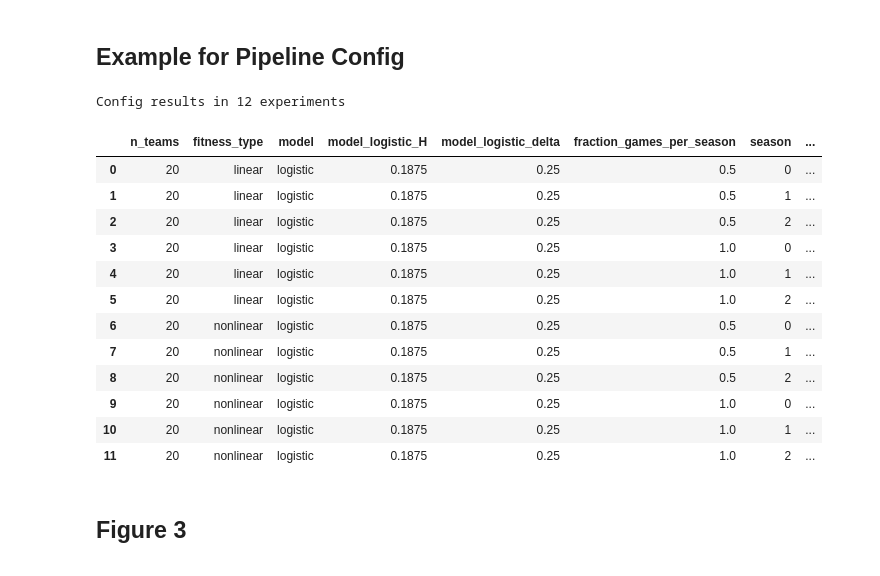
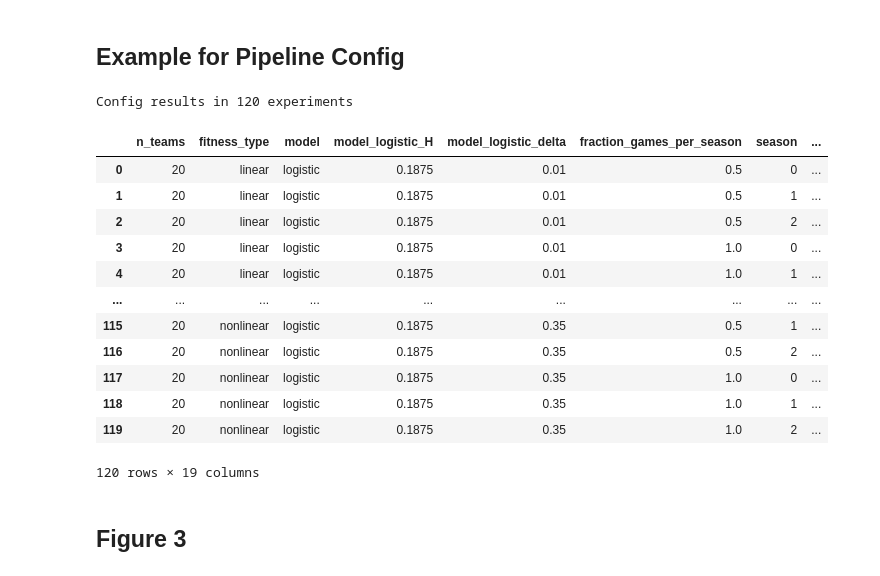
Before and after one commit to nicolas-kuechler/eth-sports-networks-2021, a Jupyter notebook: project.ipynb, the cells around one changed output. Saved outputs shown, nothing was run; the diff lists cells and outputs as text; code cells hidden in the pictures.

```diff
--- a/project.ipynb
+++ b/project.ipynb
@@ -380,34 +380,34 @@ def drop_additional_cols(df1):
 # %%
 # configure here the experiments (the pipeline will create a cross product for every element in a list)
 config = {
     "n_teams": [20],
     "fitness": [{"type": "linear"},
                 {"type": "nonlinear", "alpha": [1], "beta":[0.4], "gamma": ["fix"] }],
-    "model": [{"type": "logistic", "H": [0.1875], "delta": [0.25] }],
+    "model": [{"type": "logistic", "H": [0.1875], "delta": np.linspace(0.01,0.35, 10) }],
     "fraction_games_per_season":  [0.5, 1], # P in paper (can only be between [0,1])
     "n_seasons": 3, # number of repetitions
     "ranking_algos": ["pagerank", "bipagerank", "winratio"],
-    "metrics": ["top5_avg_rank", "kendall", "auc"]
+    "metrics": ["kendall", "auc", "top5_avg_rank"]
 }
 
 df = build_df(config)
 
 display(drop_additional_cols(df))
 # %% [output]
-Config results in 12 experiments
+Config results in 120 experiments
 |  | n_teams | fitness_type | model | model_logistic_H | model_logistic_delta | fraction_games_per_season | season | ... |
-| 0 | 20 | linear | logistic | 0.1875 | 0.25 | 0.5 | 0 | ... |
-| 1 | 20 | linear | logistic | 0.1875 | 0.25 | 0.5 | 1 | ... |
-| 2 | 20 | linear | logistic | 0.1875 | 0.25 | 0.5 | 2 | ... |
-| 3 | 20 | linear | logistic | 0.1875 | 0.25 | 1.0 | 0 | ... |
-| 4 | 20 | linear | logistic | 0.1875 | 0.25 | 1.0 | 1 | ... |
-| 5 | 20 | linear | logistic | 0.1875 | 0.25 | 1.0 | 2 | ... |
-| 6 | 20 | nonlinear | logistic | 0.1875 | 0.25 | 0.5 | 0 | ... |
-| 7 | 20 | nonlinear | logistic | 0.1875 | 0.25 | 0.5 | 1 | ... |
-| 8 | 20 | nonlinear | logistic | 0.1875 | 0.25 | 0.5 | 2 | ... |
-| 9 | 20 | nonlinear | logistic | 0.1875 | 0.25 | 1.0 | 0 | ... |
-| 10 | 20 | nonlinear | logistic | 0.1875 | 0.25 | 1.0 | 1 | ... |
-| 11 | 20 | nonlinear | logistic | 0.1875 | 0.25 | 1.0 | 2 | ... |
+| 0 | 20 | linear | logistic | 0.1875 | 0.01 | 0.5 | 0 | ... |
+| 1 | 20 | linear | logistic | 0.1875 | 0.01 | 0.5 | 1 | ... |
+| 2 | 20 | linear | logistic | 0.1875 | 0.01 | 0.5 | 2 | ... |
+| 3 | 20 | linear | logistic | 0.1875 | 0.01 | 1.0 | 0 | ... |
+| 4 | 20 | linear | logistic | 0.1875 | 0.01 | 1.0 | 1 | ... |
+| ... | ... | ... | ... | ... | ... | ... | ... | ... |
+| 115 | 20 | nonlinear | logistic | 0.1875 | 0.35 | 0.5 | 1 | ... |
+| 116 | 20 | nonlinear | logistic | 0.1875 | 0.35 | 0.5 | 2 | ... |
+| 117 | 20 | nonlinear | logistic | 0.1875 | 0.35 | 1.0 | 0 | ... |
+| 118 | 20 | nonlinear | logistic | 0.1875 | 0.35 | 1.0 | 1 | ... |
+| 119 | 20 | nonlinear | logistic | 0.1875 | 0.35 | 1.0 | 2 | ... |
+120 rows × 19 columns
 # %% [markdown]
 ## Figure 3
 # %%
```
Also changed, not shown: parts of 11 cells of this notebook, 2 other files.
